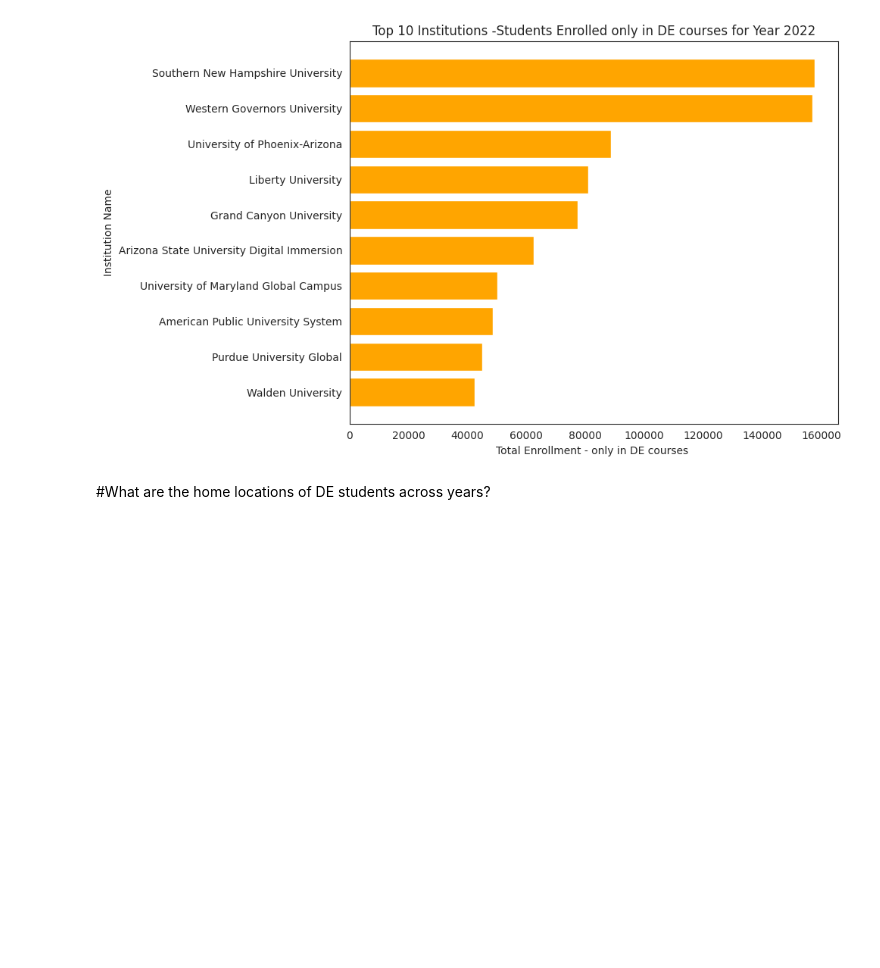
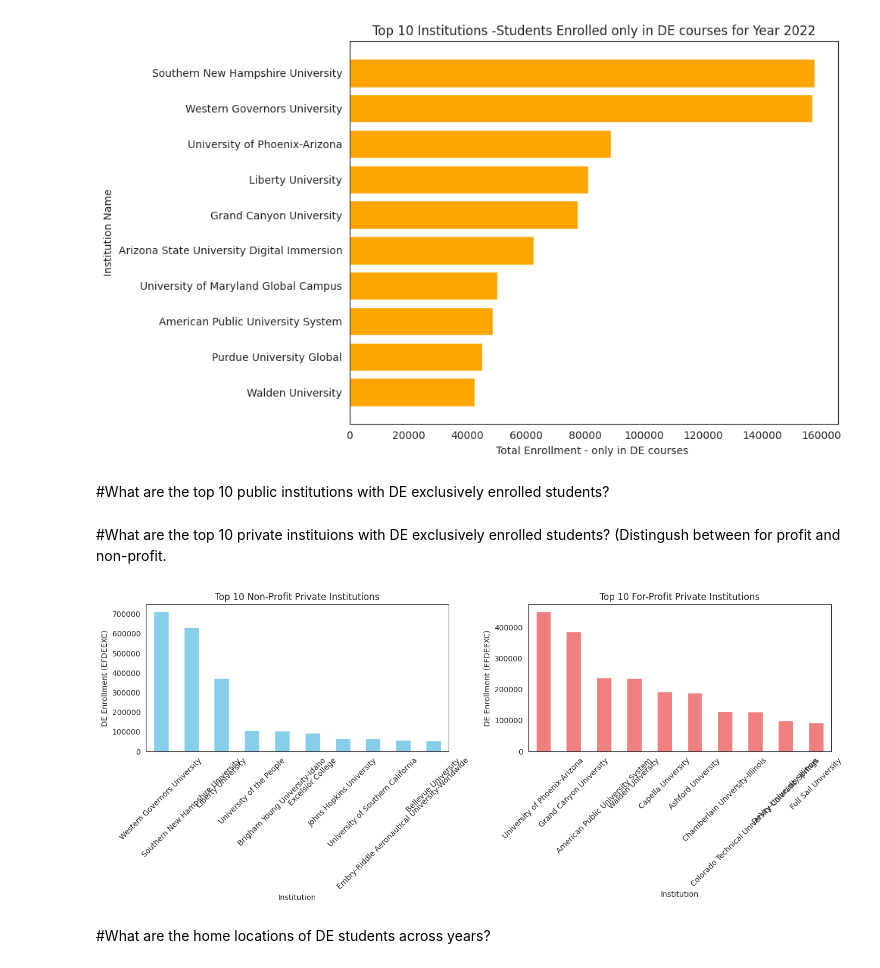
Before and after one commit to katyk20/distance-education-highered, a Jupyter notebook: Notebooks/EDA.ipynb, the cells around one changed output. Saved outputs shown, nothing was run; the diff lists cells and outputs as text; code cells hidden in the pictures; blank space fills up the shorter version.

```diff
--- a/Notebooks/EDA.ipynb
+++ b/Notebooks/EDA.ipynb
@@ -308,6 +308,47 @@ for year in years:
 [figure]
 [figure]
 [figure]
+# %% [markdown]
+#What are the top 10 public institutions with DE exclusively enrolled students?
+# %%
+#filter by control
+# # Select relevant columns
+control_data = enroll2[['YEAR', 'INSTNM','CONTROL','EFDETOT', 'EFDEEXC']]
+# %% [markdown]
+#What are the top 10 private instituions with DE exclusively enrolled students? (Distingush between for profit and non-profit.
+# %%
+# Filter data for private institutions
+private_data = control_data[control_data['CONTROL'].isin([2, 3])]
+
+# Separate data into non-profit and for-profit categories
+non_profit_data = private_data[private_data['CONTROL'] == 2]
+for_profit_data = private_data[private_data['CONTROL'] == 3]
+
+# Aggregate enrollment data for each institution
+non_profit_enrollment = non_profit_data.groupby('INSTNM')['EFDEEXC'].sum().nlargest(10)
+for_profit_enrollment = for_profit_data.groupby('INSTNM')['EFDEEXC'].sum().nlargest(10)
+
+# Plot bar charts for non-profit and for-profit institutions
+plt.figure(figsize=(14, 6))
+
+plt.subplot(1, 2, 1)
+non_profit_enrollment.plot(kind='bar', color='skyblue')
+plt.title('Top 10 Non-Profit Private Institutions')
+plt.xlabel('Institution')
+plt.ylabel('DE Enrollment (EFDEEXC)')
+plt.xticks(rotation=45)
+
+plt.subplot(1, 2, 2)
+for_profit_enrollment.plot(kind='bar', color='lightcoral')
+plt.title('Top 10 For-Profit Private Institutions')
+plt.xlabel('Institution')
+plt.ylabel('DE Enrollment (EFDEEXC)')
+plt.xticks(rotation=45)
+
+plt.tight_layout()
+plt.show()
+# %% [output]
+[figure, added]
 # %% [markdown]
 #What are the home locations of DE students across years?
 # %%
```
